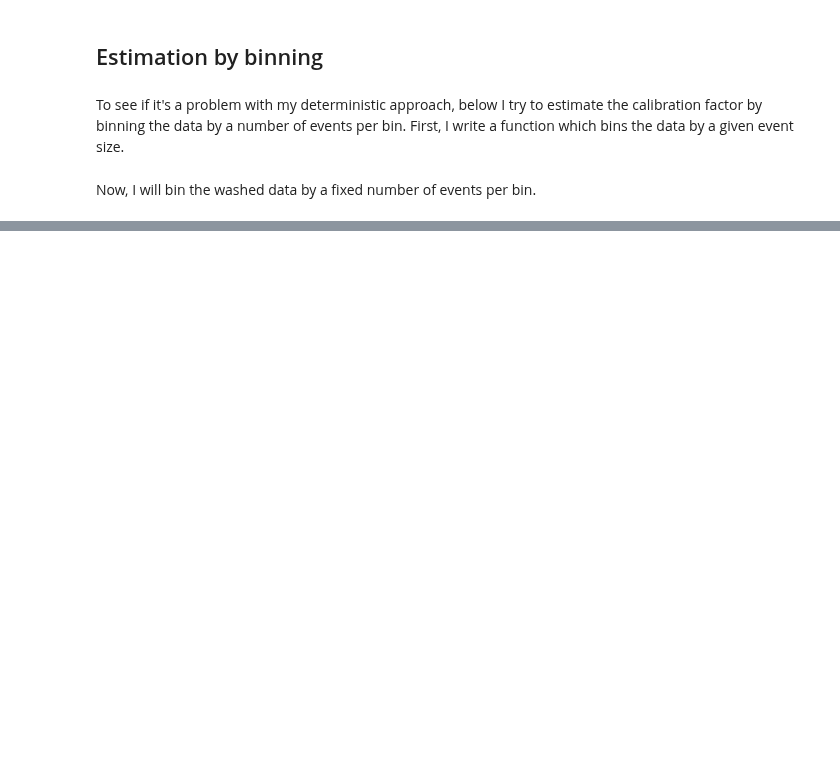
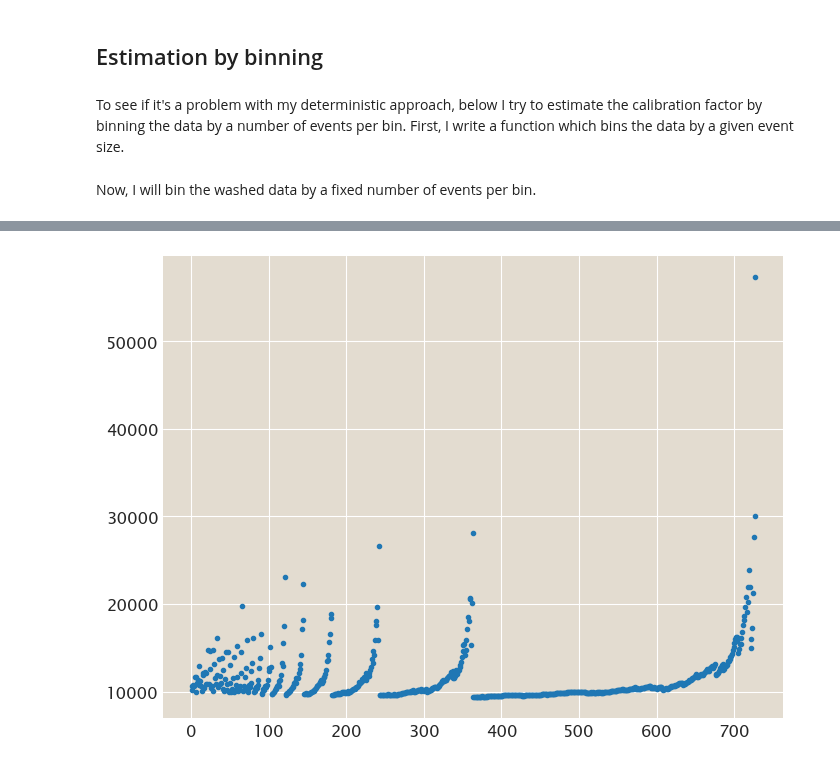
Before and after one commit to RPGroup-PBoC/mscl_survival, a Jupyter notebook: code/notebooks/201801_control_experiments.ipynb, the cells around one changed output, grey strips where cells are left out. Saved outputs shown, nothing was run; the diff lists cells and outputs as text; code cells hidden in the pictures; blank space fills up the shorter version.

```diff
--- a/code/notebooks/201801_control_experiments.ipynb
+++ b/code/notebooks/201801_control_experiments.ipynb
@@ -744,0 +601,14 @@ KeyError: 0
+# %%
+# set the binning range.
+bin_range = np.arange(1, len(binning_df['I_1']), 1)
+alpha = []
+for b in bin_range:
+    y, x = binning_mean(binning_df, b, sort_values=True)
+    popt = scipy.optimize.minimize_scalar(log_posterior, args=(y, x))
+    alpha.append(popt.x)
+# %%
+# plot the alpha.
+fig, ax = plt.subplots(1, 1)
+_ = ax.plot(bin_range, alpha, '.')
+# %% [output]
+[figure, added]
```
Also changed, not shown: parts of 24 cells of this notebook, 3 other files.
